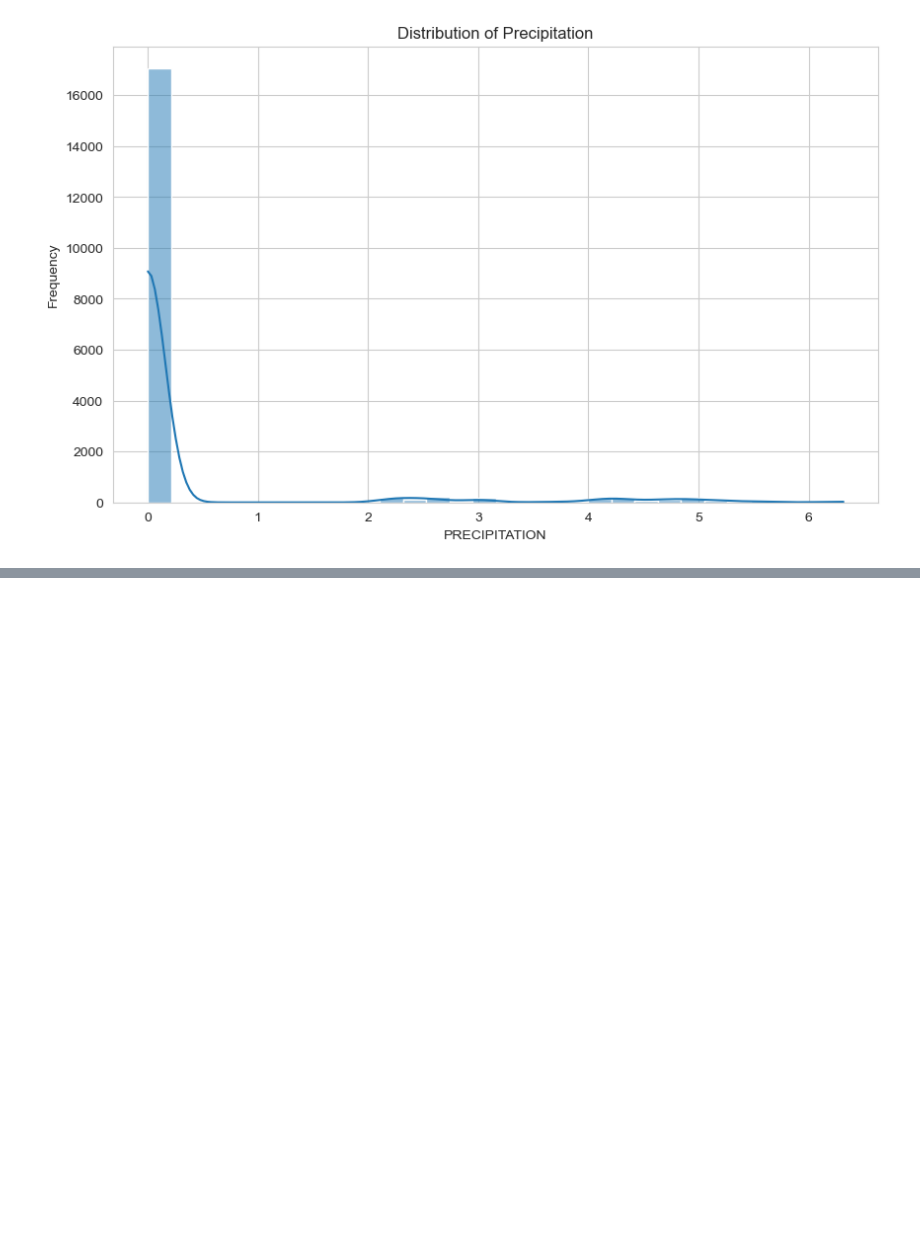
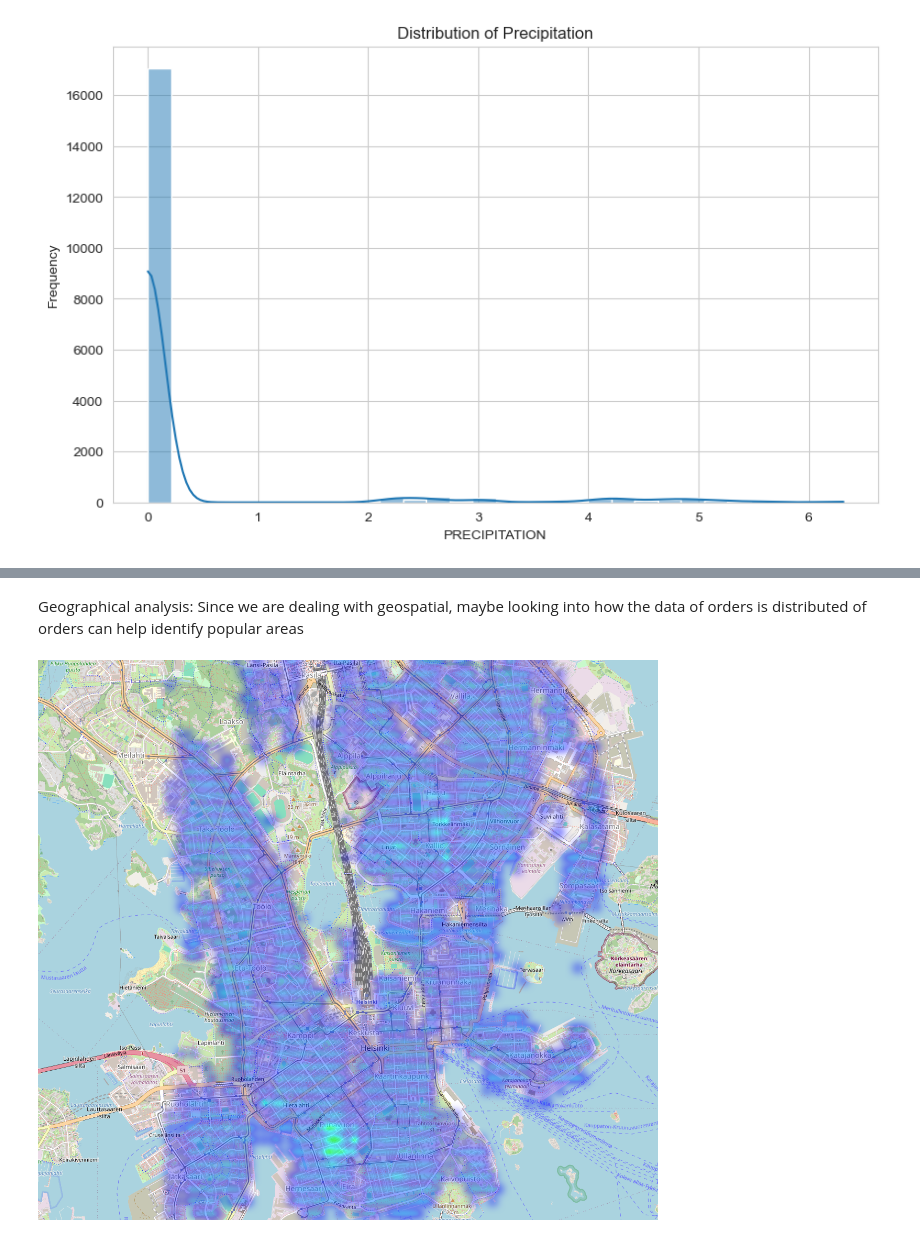
Before and after one commit to kyriakossk2000/order_analysis, a Jupyter notebook: Data/data_analysis.ipynb, the cells around one changed output, grey strips where cells are left out. Saved outputs shown, nothing was run; the diff lists cells and outputs as text; code cells hidden in the pictures; blank space fills up the shorter version.

```diff
--- a/Data/data_analysis.ipynb
+++ b/Data/data_analysis.ipynb
@@ -94,0 +145,19 @@ plot_histogram(data, 'PRECIPITATION', 'Distribution of Precipitation')
+# %% [markdown]
+Geographical analysis: Since we are dealing with geospatial, maybe looking into how the data of orders is distributed of orders can help identify popular areas
+# %%
+import folium.plugins # folium for map visualization
+from IPython.display import Image
+
+map_center = [data['USER_LAT'].mean(), data['USER_LONG'].mean()] # create map with given long and lat
+map = folium.Map(location=map_center, zoom_start=13)
+
+user_heatmap = folium.plugins.HeatMap(data[['USER_LAT', 'USER_LONG']], radius=10) # I used heat map for order locations of users
+user_heatmap.add_to(map)
+
+# show the map
+map.save('user_heatmap.html')  # interstingly all data are from central Helsinki :)
+
+# since I am uploading the assignment, I took a screenshot of the generated map to display it here as well (might be a bit cropped)
+Image(filename='user_heatmap.png')
+# %% [output]
+[figure, added]
```
Also changed, not shown: parts of 13 cells of this notebook, 2 other files.
